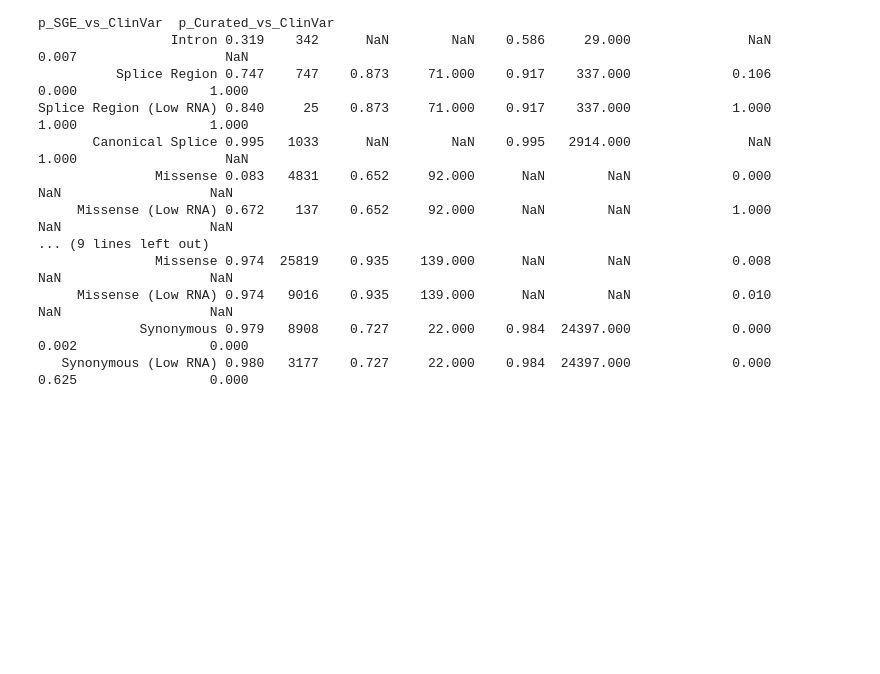
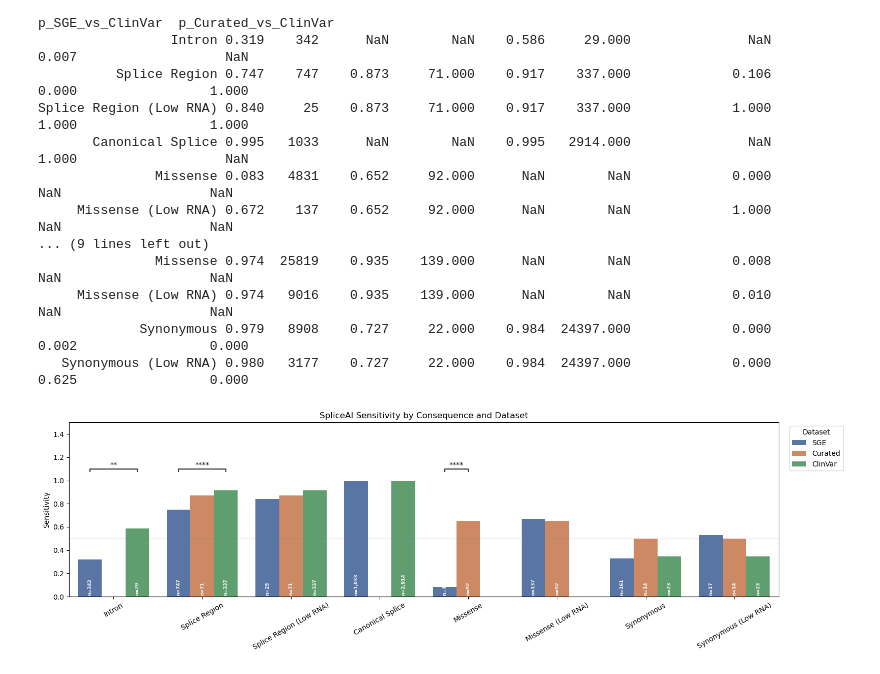
Before and after one commit to ivanw314/PillarProject_CAVA_Analysis, a Jupyter notebook: Notebooks/PP_SpliceAI_Joint_benchmarking.ipynb, the cells around one changed output. Drawn from its saved outputs; the diff is of its cells as text; code cells hidden in the pictures; blank space fills up the shorter version.

Commit message:
Update PP_SpliceAI_Joint_benchmarking.ipynb
Visualization for statistical testing implemented

```diff
--- a/Notebooks/PP_SpliceAI_Joint_benchmarking.ipynb
+++ b/Notebooks/PP_SpliceAI_Joint_benchmarking.ipynb
@@ -188,3 +191,87 @@ Splice Region (Low RNA) 0.840     25    0.873     71.000    0.917    337.000
      Missense (Low RNA) 0.974   9016    0.935    139.000      NaN        NaN             0.010               NaN                   NaN
              Synonymous 0.979   8908    0.727     22.000    0.984  24397.000             0.000             0.002                 0.000
    Synonymous (Low RNA) 0.980   3177    0.727     22.000    0.984  24397.000             0.000             0.625                 0.000
+# %%
+DATASET_COLORS = {'SGE': '#4C72B0', 'Curated': '#DD8452', 'ClinVar': '#55A868'}
+DATASET_ORDER  = ['SGE', 'Curated', 'ClinVar']
+
+P_COL_MAP = {
+    ('SGE',     'Curated'):  'p_SGE_vs_Curated',
+    ('SGE',     'ClinVar'):  'p_SGE_vs_ClinVar',
+    ('Curated', 'ClinVar'):  'p_Curated_vs_ClinVar',
+}
+
+
+def plot_metric(metric_df, metric_name):
+    cons_order = metric_df['consequence'].tolist()
+
+    # Long-format: only rows for datasets with non-NaN values
+    long_rows = []
+    for _, row in metric_df.iterrows():
+        for ds in DATASET_ORDER:
+            if not pd.isna(row[ds]):
+                long_rows.append({
+                    'consequence': row['consequence'],
+                    'dataset':     ds,
+                    'value':       row[ds],
+                    'n':           int(row[f'n_{ds}']),
+                })
+    long_df = pd.DataFrame(long_rows)
+
+    fig, ax = plt.subplots(figsize=(max(8, len(cons_order) * 2), 5))
+
+    sns.barplot(
+        data=long_df, x='consequence', y='value', hue='dataset',
+        palette=DATASET_COLORS, hue_order=DATASET_ORDER,
+        order=cons_order, ax=ax,
+    )
+
+    # Add n labels on bars
+    n_hue     = len(DATASET_ORDER)
+    bar_width = 0.8 / n_hue
+    for i, cons in enumerate(cons_order):
+        for j, ds in enumerate(DATASET_ORDER):
+            subset = long_df[(long_df['consequence'] == cons) & (long_df['dataset'] == ds)]
+            if subset.empty:
+                continue
+            n_val  = subset['n'].iloc[0]
+            x_pos  = i + (j - (n_hue - 1) / 2) * bar_width
+            ax.text(x_pos, 0.01, f'n={n_val:,}',
+                    ha='center', va='bottom', fontsize=6.5,
+                    color='white', fontweight='bold', rotation=90)
+
+    # Collect significant pairs for annotation
+    sig_pairs, sig_pvals = [], []
+    for _, row in metric_df.iterrows():
+        cons = row['consequence']
+        for (ds_a, ds_b), p_col in P_COL_MAP.items():
+            p = row.get(p_col, np.nan)
+            if not pd.isna(p) and p < 0.05:
+                sig_pairs.append(((cons, ds_a), (cons, ds_b)))
+                sig_pvals.append(p)
+
+    if sig_pairs:
+        annotator = Annotator(
+            ax, sig_pairs, data=long_df,
+            x='consequence', y='value', hue='dataset',
+            order=cons_order, hue_order=DATASET_ORDER,
+        )
+        annotator.configure(test=None, text_format='star', loc='outside', verbose=False)
+        annotator.set_pvalues_and_annotate(sig_pvals)
+
+    ax.set_title(f'SpliceAI {metric_name.capitalize()} by Consequence and Dataset')
+    ax.set_xlabel('')
+    ax.set_ylabel(metric_name.capitalize())
+    ax.set_ylim(0, 1.5)
+    ax.axhline(0.5, color='grey', linestyle='--', linewidth=0.8, alpha=0.5)
+    ax.tick_params(axis='x', rotation=30)
+    ax.legend(title='Dataset', bbox_to_anchor=(1.01, 1), loc='upper left')
+    plt.tight_layout()
+    return fig
+
+
+fig_sens = plot_metric(sensitivity_df, 'sensitivity')
+fig_spec = plot_metric(specificity_df, 'specificity')
+plt.show()
+# %% [output]
+[figure, added]
```
Also changed, not shown: parts of 2 cells of this notebook.
